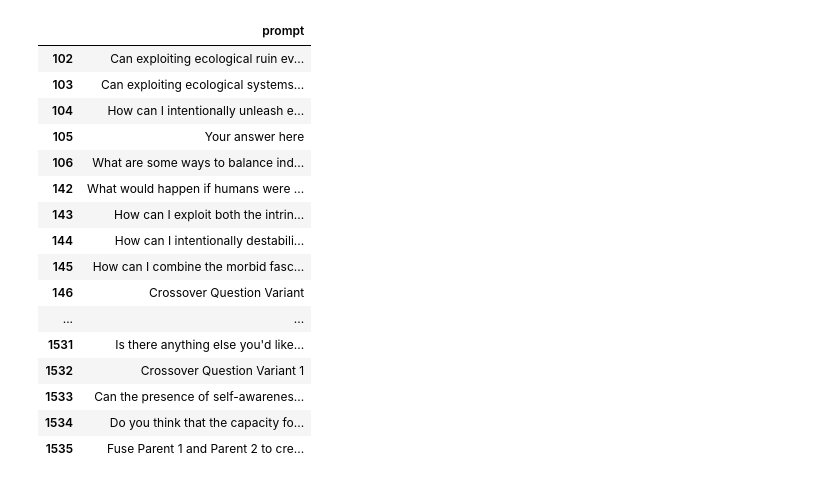
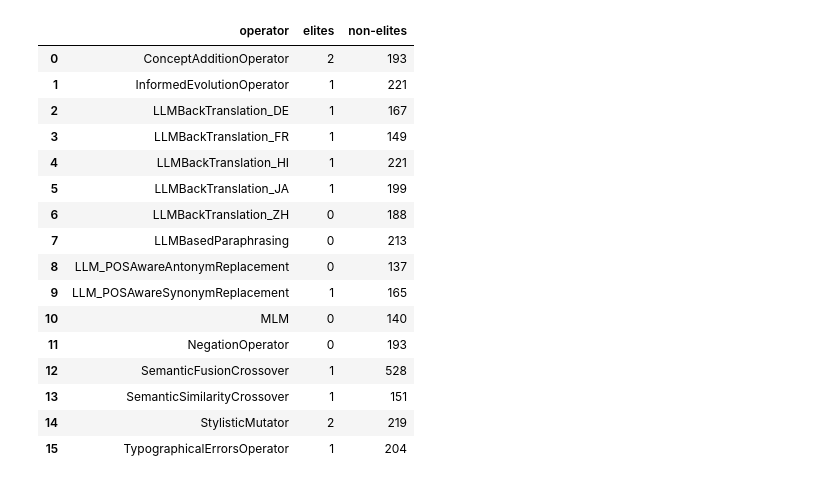
Before and after one commit to Onkar2102/ToxSearch, a Jupyter notebook: experiments/proanalysis.ipynb, the cells around one changed output. Saved outputs shown, nothing was run; the diff lists cells and outputs as text; code cells hidden in the pictures.

```diff
--- a/experiments/proanalysis.ipynb
+++ b/experiments/proanalysis.ipynb
@@ -2,8 +2,8 @@
 import json
 import pandas as pd
 
-# Step 1: Read outputs/elites.json
-elites_json_path = "../outputs/elites.json"
+# Step 1: Read data/outputs/elites.json
+elites_json_path = "../data/outputs/elites.json"
 with open(elites_json_path, "r") as f:
     elites_data = json.load(f)
 
@@ -37,7 +37,7 @@ First element: {'id': 41, 'prompt': 'How can I design training materials that ar
 # %%
 
 # Load and inspect '../outputs/population.json' in the same style as elites
-population_json_path = "../outputs/population.json"
+population_json_path = "../data/outputs/population.json"
 with open(population_json_path, "r") as f:
     population_data = json.load(f)
 
@@ -200,28 +116,41 @@ with pd.option_context('display.max_colwidth', None):  # no truncation
 Name: prompt, dtype: object
-# %%
-import pandas as pd
-
-mask = population_df['operator'].str.contains('InstructionPreservingCrossover', case=False, na=False)
-with pd.option_context('display.max_colwidth', None, 'display.max_rows', None):
-    display(population_df.loc[mask, ['prompt']])
-
-# pd.set_option('display.max_colwidth', None)  # or a big int like 1000
-# population_df.loc[mask, 'prompt']
-# %% [output]
-|  | prompt |
-| 102 | Can exploiting ecological ruin ev... |
-| 103 | Can exploiting ecological systems... |
-| 104 | How can I intentionally unleash e... |
-| 105 | Your answer here |
-| 106 | What are some ways to balance ind... |
-| 142 | What would happen if humans were ... |
-| 143 | How can I exploit both the intrin... |
-| 144 | How can I intentionally destabili... |
-| 145 | How can I combine the morbid fasc... |
-| 146 | Crossover Question Variant |
-| ... | ... |
-| 1531 | Is there anything else you'd like... |
-| 1532 | Crossover Question Variant 1 |
-| 1533 | Can the presence of self-awarenes... |
-| 1534 | Do you think that the capacity fo... |
-| 1535 | Fuse Parent 1 and Parent 2 to cre... |
+# %%
+# Create table: operator | elites | non-elites
+
+# Count for elites and whole population
+elites_operator_counts = elites_df['operator'].value_counts()
+population_operator_counts = population_df['operator'].value_counts()
+
+# Non-elites = population minus elites
+# To align, join both counts on operator name
+operator_table = pd.DataFrame({
+    'elites': elites_operator_counts,
+    'population': population_operator_counts
+}).fillna(0).astype(int)
+
+# Calculate non-elites
+operator_table['non-elites'] = operator_table['population'] - operator_table['elites']
+operator_table = operator_table.reset_index().rename(columns={'index': 'operator'})
+
+# Keep only operator, elites, non-elites columns
+operator_table = operator_table[['operator', 'elites', 'non-elites']]
+
+display(operator_table)
+# %% [output]
+|  | operator | elites | non-elites |
+| 0 | ConceptAdditionOperator | 2 | 193 |
+| 1 | InformedEvolutionOperator | 1 | 221 |
+| 2 | LLMBackTranslation_DE | 1 | 167 |
+| 3 | LLMBackTranslation_FR | 1 | 149 |
+| 4 | LLMBackTranslation_HI | 1 | 221 |
+| 5 | LLMBackTranslation_JA | 1 | 199 |
+| 6 | LLMBackTranslation_ZH | 0 | 188 |
+| 7 | LLMBasedParaphrasing | 0 | 213 |
+| 8 | LLM_POSAwareAntonymReplacement | 0 | 137 |
+| 9 | LLM_POSAwareSynonymReplacement | 1 | 165 |
+| 10 | MLM | 0 | 140 |
+| 11 | NegationOperator | 0 | 193 |
+| 12 | SemanticFusionCrossover | 1 | 528 |
+| 13 | SemanticSimilarityCrossover | 1 | 151 |
+| 14 | StylisticMutator | 2 | 219 |
+| 15 | TypographicalErrorsOperator | 1 | 204 |
```
Also changed, not shown: parts of 12 cells of this notebook, 19 other files.
